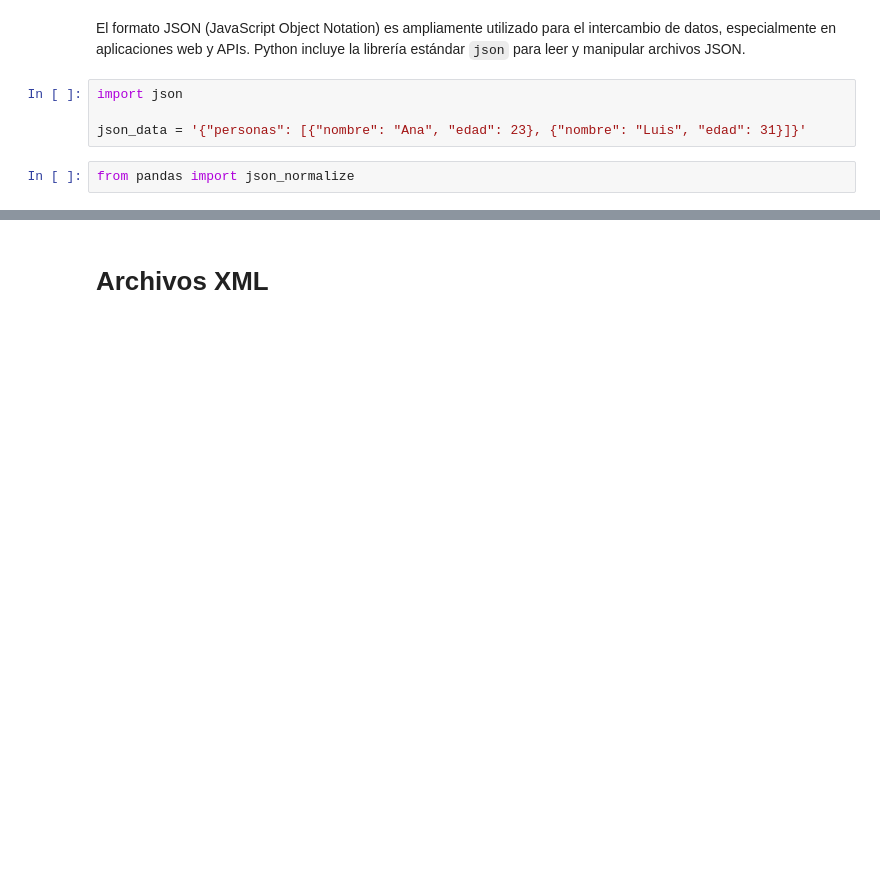
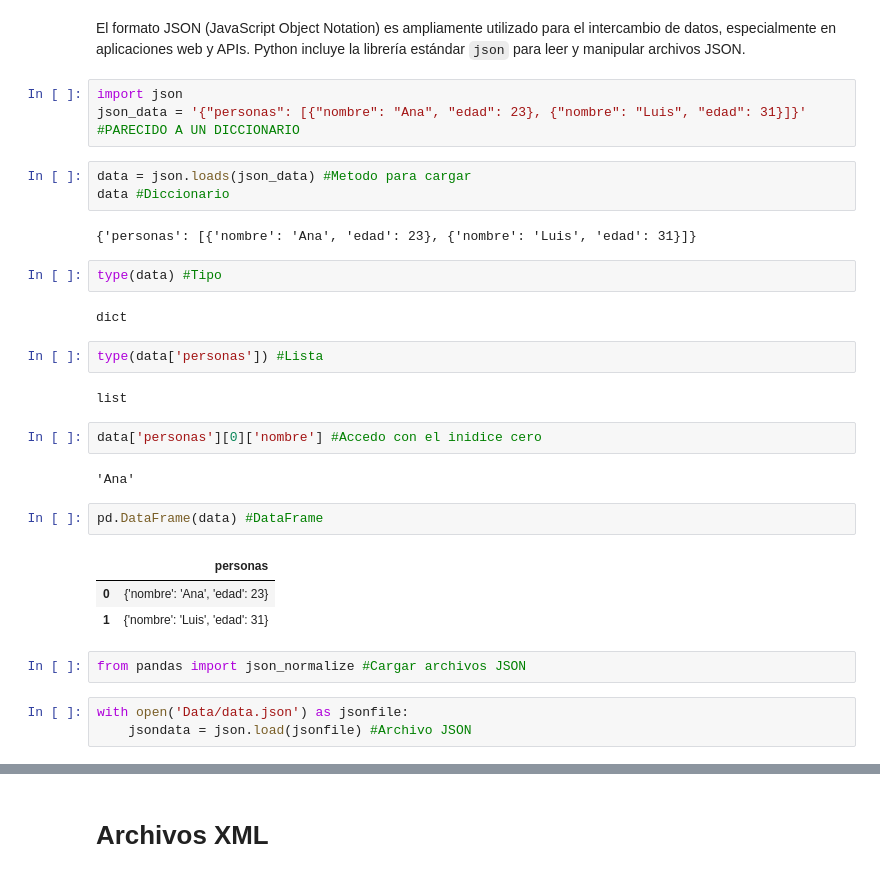
Before and after one commit to LiliConalep2025/Herramientas_Aplicaciones_IA_2025, a Jupyter notebook: Introduccion/03.- Extracción de Datos.ipynb, the cells around one changed output, grey strips where cells are left out. Saved outputs shown, nothing was run; the diff lists cells and outputs as text; blank space fills up the shorter version.

```diff
--- a/Introduccion/03.- Extracción de Datos.ipynb
+++ b/Introduccion/03.- Extracción de Datos.ipynb
@@ -419,7 +451,32 @@ ImportError: Pandas requires version '2.0.1' or newer of 'xlrd' (version '1.2.0'
 El formato JSON (JavaScript Object Notation) es ampliamente utilizado para el intercambio de datos, especialmente en aplicaciones web y APIs. Python incluye la librería estándar `json` para leer y manipular archivos JSON.
 # %%
 import json
-
-json_data = '{"personas": [{"nombre": "Ana", "edad": 23}, {"nombre": "Luis", "edad": 31}]}'
+json_data = '{"personas": [{"nombre": "Ana", "edad": 23}, {"nombre": "Luis", "edad": 31}]}' #PARECIDO A UN DICCIONARIO
+# %%
+data = json.loads(json_data) #Metodo para cargar
+data #Diccionario
+# %% [output]
+{'personas': [{'nombre': 'Ana', 'edad': 23}, {'nombre': 'Luis', 'edad': 31}]}
+# %%
+type(data) #Tipo
+# %% [output]
+dict
+# %%
+type(data['personas']) #Lista
+# %% [output]
+list
+# %%
+data['personas'][0]['nombre'] #Accedo con el inidice cero
+# %% [output]
+'Ana'
+# %%
+pd.DataFrame(data) #DataFrame
+# %% [output]
+|  | personas |
+| 0 | {'nombre': 'Ana', 'edad': 23} |
+| 1 | {'nombre': 'Luis', 'edad': 31} |
 # %%
-from pandas import json_normalize
+from pandas import json_normalize #Cargar archivos JSON
+# %%
+with open('Data/data.json') as jsonfile:
+    jsondata = json.load(jsonfile) #Archivo JSON
```
Also changed, not shown: parts of 40 cells of this notebook.
